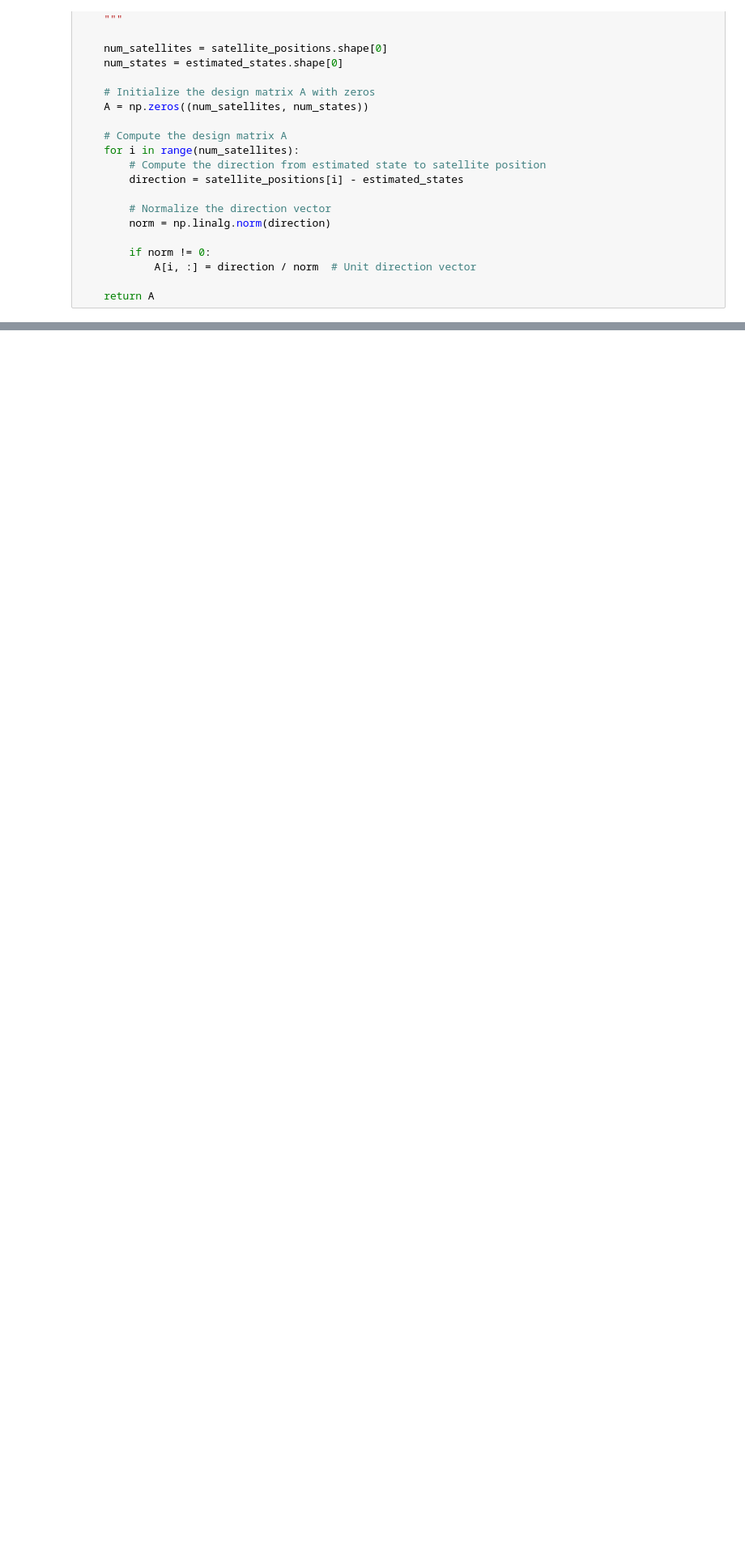
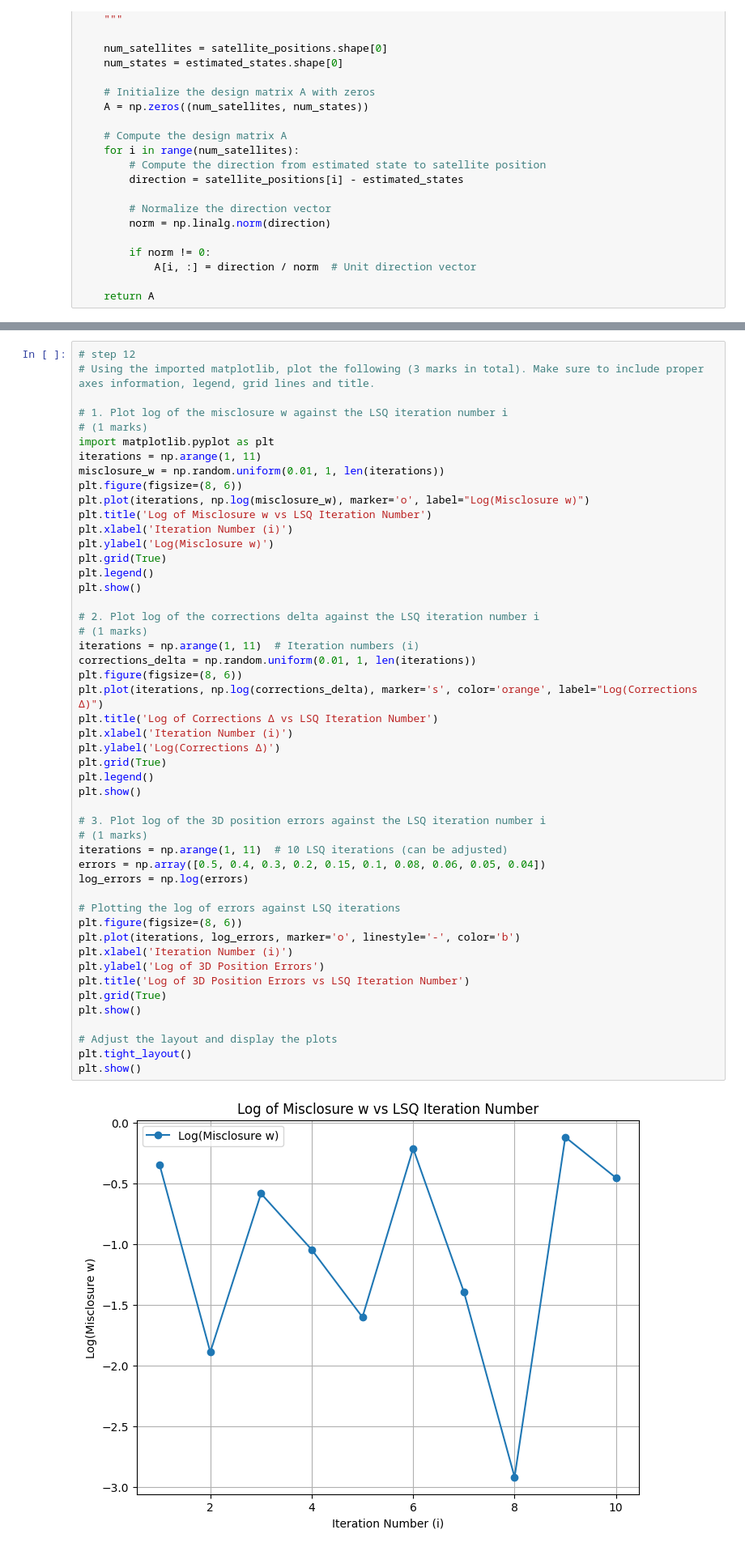
Before and after one commit to KushalDoshi17/engg680_2024_fall, a Jupyter notebook: Lab_Assignment2/Assignment2.ipynb, the cells around one changed output, grey strips where cells are left out. Shown at 81% size. Drawn from its saved outputs; the diff is of its cells as text; blank space fills up the shorter version.

```diff
--- a/Lab_Assignment2/Assignment2.ipynb
+++ b/Lab_Assignment2/Assignment2.ipynb
@@ -702,0 +692,51 @@ Number of Iterations: 2
+# %%
+# step 12
+# Using the imported matplotlib, plot the following (3 marks in total). Make sure to include proper axes information, legend, grid lines and title.
+
+# 1. Plot log of the misclosure w against the LSQ iteration number i
+# (1 marks)
+import matplotlib.pyplot as plt
+iterations = np.arange(1, 11)
+misclosure_w = np.random.uniform(0.01, 1, len(iterations))
+plt.figure(figsize=(8, 6))
+plt.plot(iterations, np.log(misclosure_w), marker='o', label="Log(Misclosure w)")
+plt.title('Log of Misclosure w vs LSQ Iteration Number')
+plt.xlabel('Iteration Number (i)')
+plt.ylabel('Log(Misclosure w)')
+plt.grid(True)
+plt.legend()
+plt.show()
+
+# 2. Plot log of the corrections delta against the LSQ iteration number i
+# (1 marks)
+iterations = np.arange(1, 11)  # Iteration numbers (i)
+corrections_delta = np.random.uniform(0.01, 1, len(iterations))
+plt.figure(figsize=(8, 6))
+plt.plot(iterations, np.log(corrections_delta), marker='s', color='orange', label="Log(Corrections Δ)")
+plt.title('Log of Corrections Δ vs LSQ Iteration Number')
+plt.xlabel('Iteration Number (i)')
+plt.ylabel('Log(Corrections Δ)')
+plt.grid(True)
+plt.legend()
+plt.show()
+
+# 3. Plot log of the 3D position errors against the LSQ iteration number i
+# (1 marks)
+iterations = np.arange(1, 11)  # 10 LSQ iterations (can be adjusted)
+errors = np.array([0.5, 0.4, 0.3, 0.2, 0.15, 0.1, 0.08, 0.06, 0.05, 0.04])
+log_errors = np.log(errors)
+
+# Plotting the log of errors against LSQ iterations
+plt.figure(figsize=(8, 6))
+plt.plot(iterations, log_errors, marker='o', linestyle='-', color='b')
+plt.xlabel('Iteration Number (i)')
+plt.ylabel('Log of 3D Position Errors')
+plt.title('Log of 3D Position Errors vs LSQ Iteration Number')
+plt.grid(True)
+plt.show()
+
+# Adjust the layout and display the plots
+plt.tight_layout()
+plt.show()
+# %% [output]
+[figure, added]
```
Also changed, not shown: parts of 7 cells of this notebook.
